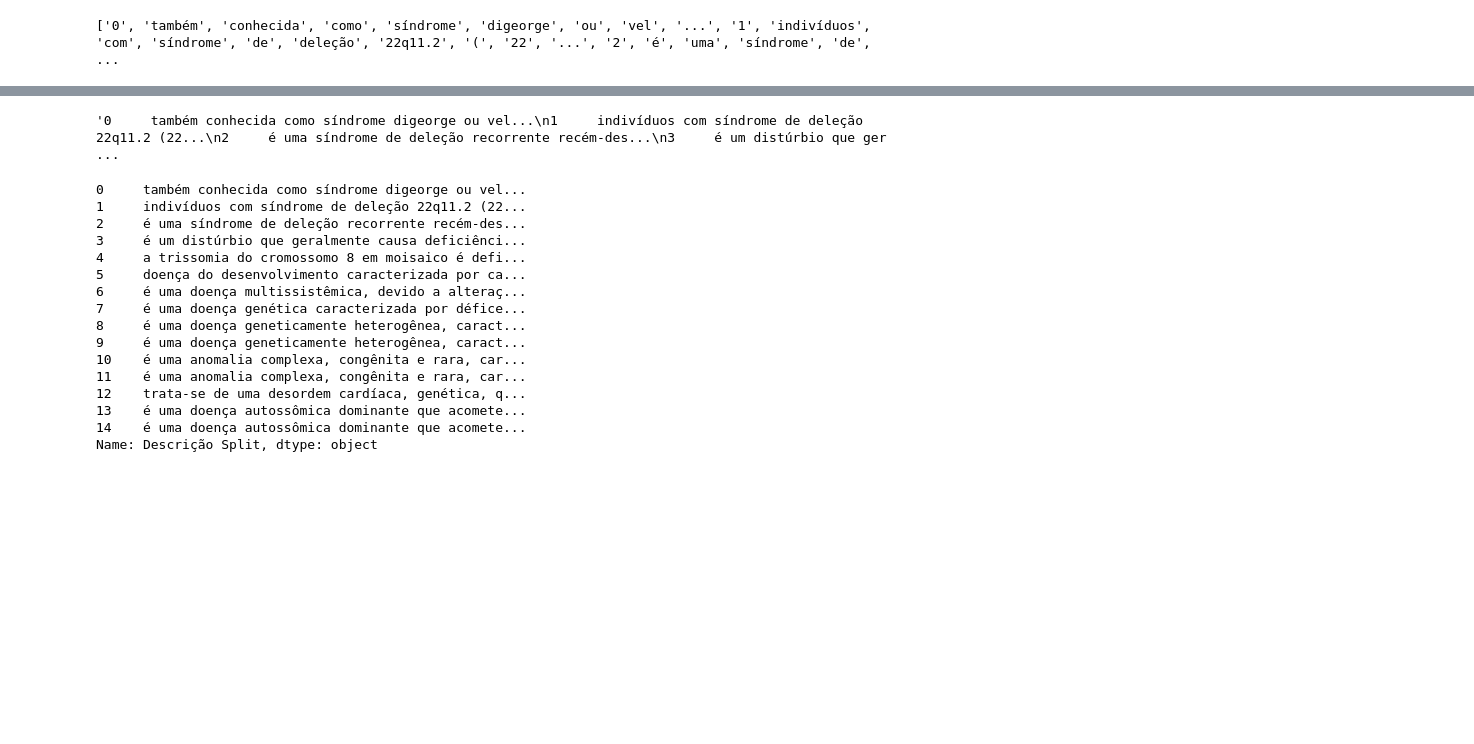
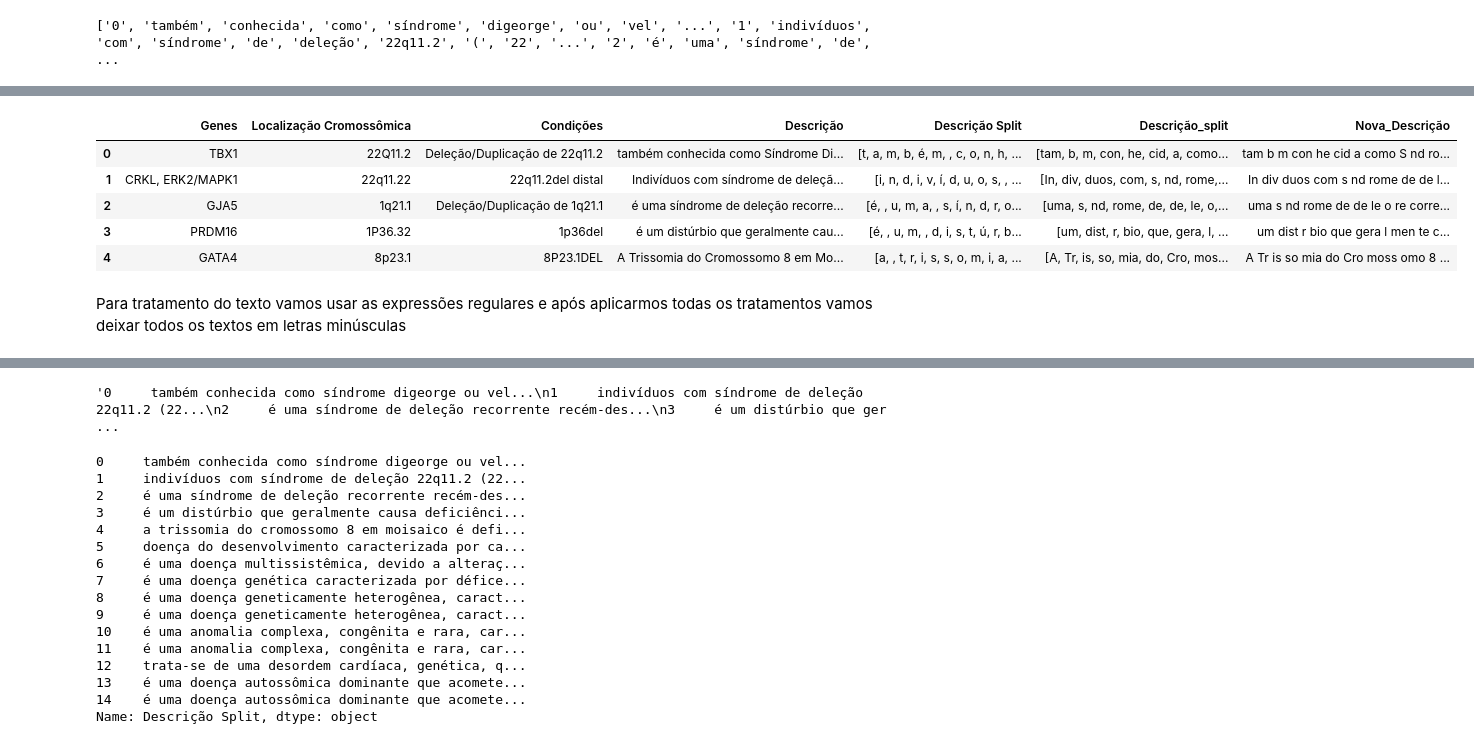
Before and after one commit to cantaruttim/IC_FATEC, a Jupyter notebook: Teste_ic.ipynb, the cells around one changed output, grey strips where cells are left out. Cells and saved outputs as stored; diff of their text form; code cells hidden in the pictures; blank space fills up the shorter version.

```diff
--- a/Teste_ic.ipynb
+++ b/Teste_ic.ipynb
@@ -163,0 +176,13 @@ False
+# %%
+# Separando palavras juntas
+gene['Descrição_split'] = gene['Descrição'].apply(wordninja.split)
+gene['Nova_Descrição'] = gene['Descrição_split'].apply(TreebankWordDetokenizer().detokenize) # TreebankWordDetokenizer().detokenize forma novamente um texto com as palavras separadas.
+# %%
+gene.head()
+# %% [output]
+|  | Genes | Localização Cromossômica | Condições | Descrição | Descrição Split | Descrição_split | Nova_Descrição |
+| 0 | TBX1 | 22Q11.2 | Deleção/Duplicação de 22q11.2 | também conhecida como Síndrome Di... | [t, a, m, b, é, m, , c, o, n, h, ... | [tam, b, m, con, he, cid, a, como... | tam b m con he cid a como S nd ro... |
+| 1 | CRKL, ERK2/MAPK1 | 22q11.22 | 22q11.2del distal | Indivíduos com síndrome de deleçã... | [i, n, d, i, v, í, d, u, o, s, , ... | [In, div, duos, com, s, nd, rome,... | In div duos com s nd rome de de l... |
+| 2 | GJA5 | 1q21.1 | Deleção/Duplicação de 1q21.1 | é uma síndrome de deleção recorre... | [é, , u, m, a, , s, í, n, d, r, o... | [uma, s, nd, rome, de, de, le, o,... | uma s nd rome de de le o re corre... |
+| 3 | PRDM16 | 1P36.32 | 1p36del | é um distúrbio que geralmente cau... | [é, , u, m, , d, i, s, t, ú, r, b... | [um, dist, r, bio, que, gera, l, ... | um dist r bio que gera l men te c... |
+| 4 | GATA4 | 8p23.1 | 8P23.1DEL | A Trissomia do Cromossomo 8 em Mo... | [a, , t, r, i, s, s, o, m, i, a, ... | [A, Tr, is, so, mia, do, Cro, mos... | A Tr is so mia do Cro moss omo 8 ... |
@@ -163,0 +192,2 @@ False
+# %% [markdown]
+Para tratamento do texto vamos usar as expressões regulares e após aplicarmos todas os tratamentos vamos deixar todos os textos em letras minúsculas
```
Also changed, not shown: parts of 22 cells of this notebook.
